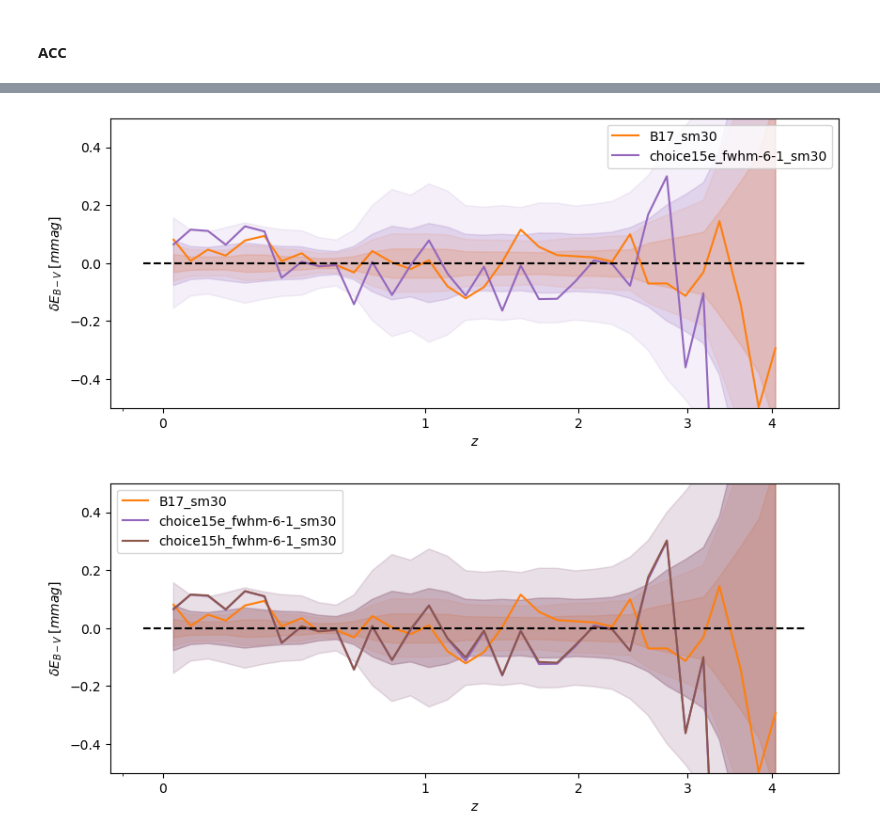
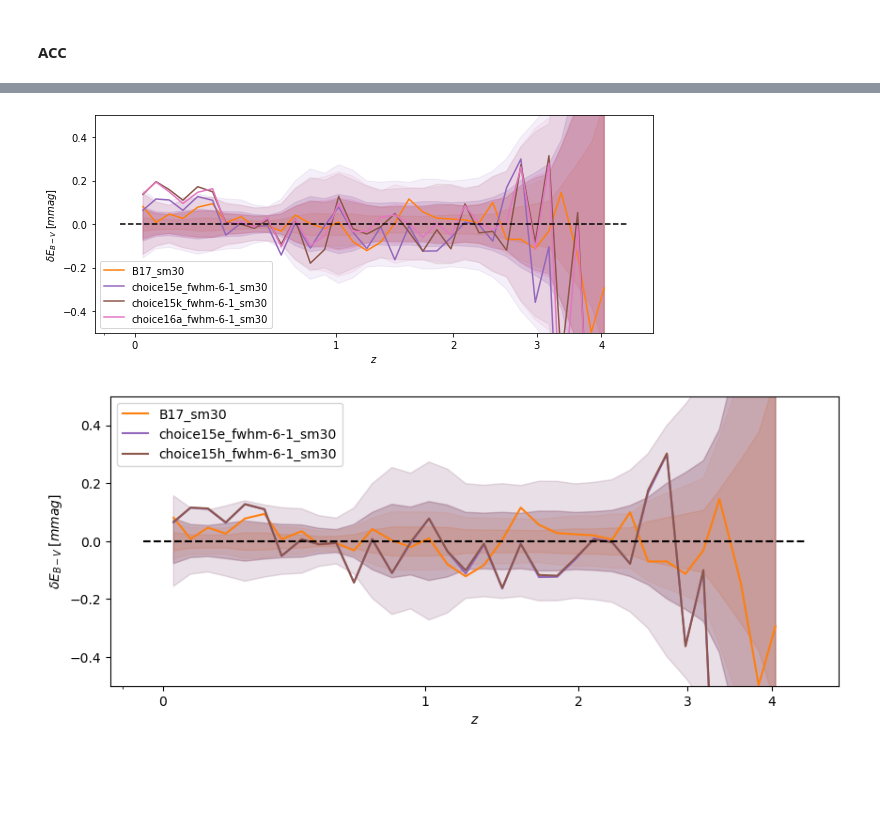
Before and after one commit to nmudur/HighLatMaps, a Jupyter notebook: notebooks_main1/2_12_15e_6-1am.ipynb, the cells around one changed output, grey strips where cells are left out. Saved outputs shown, nothing was run; the diff lists cells and outputs as text; code cells hidden in the pictures; blank space fills up the shorter version.

```diff
--- a/notebooks_main1/2_12_15e_6-1am.ipynb
+++ b/notebooks_main1/2_12_15e_6-1am.ipynb
@@ -301,3 +331,33 @@ ang 291.8181818181818
 ang 294.5454545454545
 ang 297.27272727272725
 ang 300.0
+# %%
+runname = nbtestdir+'runs/2_12/15l_fwhm-6-1'
+result_dict = pickle.load(open(runname + '.pkl', 'rb'))
+maps = [result_dict['dustmap']]
+reconpix = result_dict['reconpix']
+
+names = ['choice15l_fwhm-6-1']
+smooths=[30]
+rots=[0]
+maskingname='NGC'
+savename = nbtestdir+'runs/2_12/accdir/choice15l_fwhm-6-1'
+save_smoothed = False
+save_acc_intgn = True
+error_args = {'rot_angles': np.linspace(30, 300, 100), 'errortype':'Rot', 'rot_batches': 10}
+accs_all = acc_evaluation_lib.preproc_get_acc_intgn(maps, names, reconpix, maskingname, smooths, savename, error_args, save_smoothed = save_smoothed, save_acc_intgn=save_acc_intgn)
+# %%
+runname = nbtestdir+'runs/2_12/16a_fwhm-6-1_ngc'
+result_dict = pickle.load(open(runname + '.pkl', 'rb'))
+maps = [result_dict['dustmap']]
+reconpix = result_dict['reconpix']
+
+names = ['choice16a_fwhm-6-1']
+smooths=[30]
+rots=[0]
+maskingname='NGC'
+savename = nbtestdir+'runs/2_12/accdir/choice16a_fwhm-6-1'
+save_smoothed = False
+save_acc_intgn = True
+error_args = {'rot_angles': np.linspace(30, 300, 100), 'errortype':'Rot', 'rot_batches': 10}
+accs_all = acc_evaluation_lib.preproc_get_acc_intgn(maps, names, reconpix, maskingname, smooths, savename, error_args, save_smoothed = save_smoothed, save_acc_intgn=save_acc_intgn)
@@ -306,11 +384,15 @@ acccomp = pickle.load(open(nbtestdir+'intermed/12_11/comp_ens_acc_intgn.pkl', 'r
 accsref = acccomp['accs_all']
 acc15e = pickle.load(open(nbtestdir+'runs/2_12/accdir/choice15e_fwhm-6-1_acc_intgn.pkl', 'rb'))
 accs15e = acc15e['accs_all']
+acc15k = pickle.load(open(nbtestdir+'runs/2_12/accdir/choice15k_fwhm-6-1_acc_intgn.pkl', 'rb'))
+accs15k = acc15k['accs_all']
+acc16a = pickle.load(open(nbtestdir+'runs/2_12/accdir/choice16a_fwhm-6-1_acc_intgn.pkl', 'rb'))
+accs16a = acc16a['accs_all']
 # %%
 cycle = plt.rcParams['axes.prop_cycle'].by_key()['color']
-plot_acc_comparison(accsref, [accs15e], cols=cycle, ref_choice=[1])
+plot_acc_comparison(accsref, [accs15e, accs15k, accs16a], cols=cycle, ref_choice=[1])
 # %% [output]
-[figure, old version]
+[figure, new version]
 # %%
 acc15h = pickle.load(open(nbtestdir+'runs/2_12/accdir/choice15h_fwhm-6-1_acc_intgn.pkl', 'rb'))
 accs15h = acc15h['accs_all']
```
Also changed, not shown: parts of 6 cells of this notebook, 9 other files.
